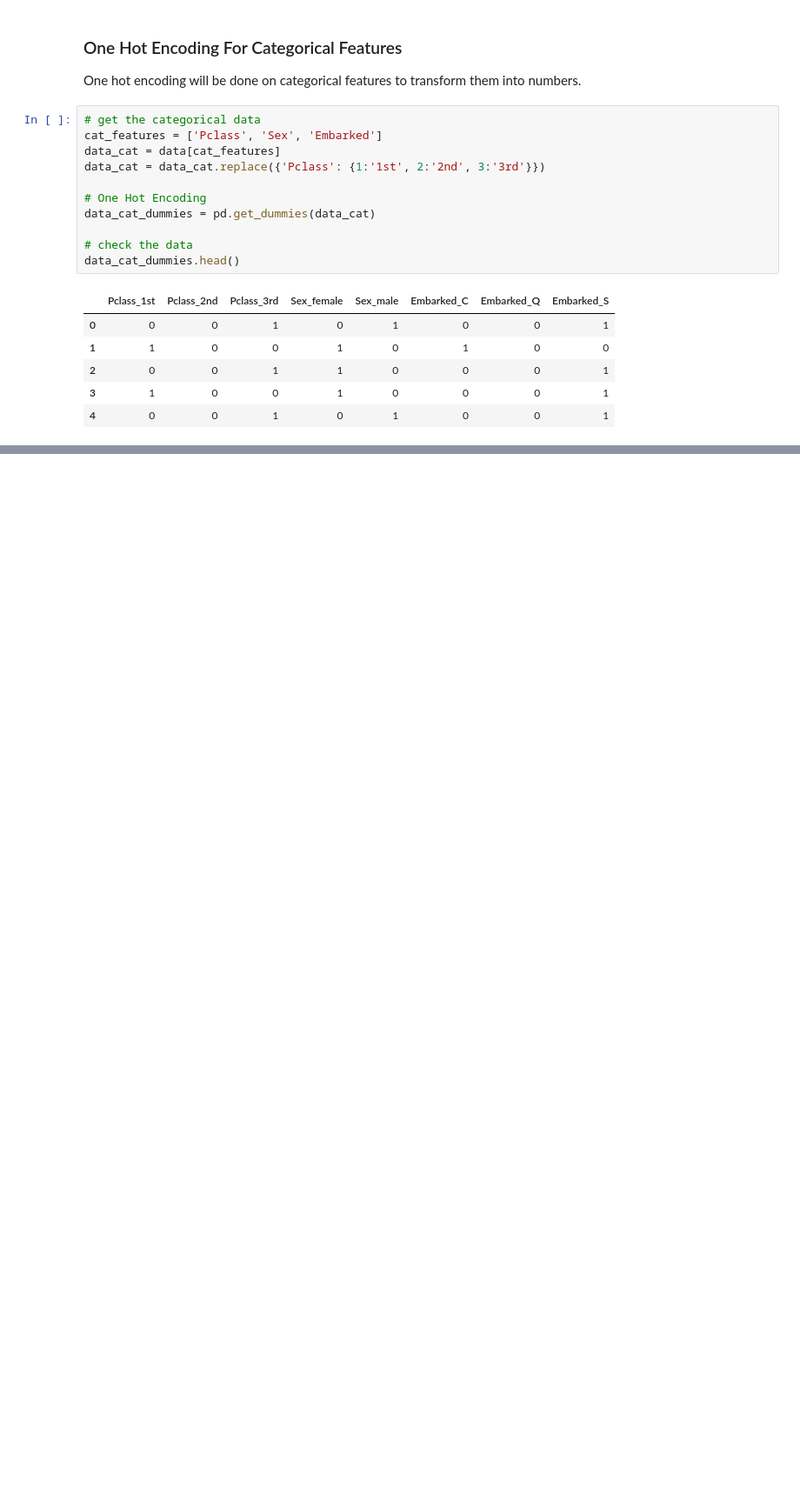
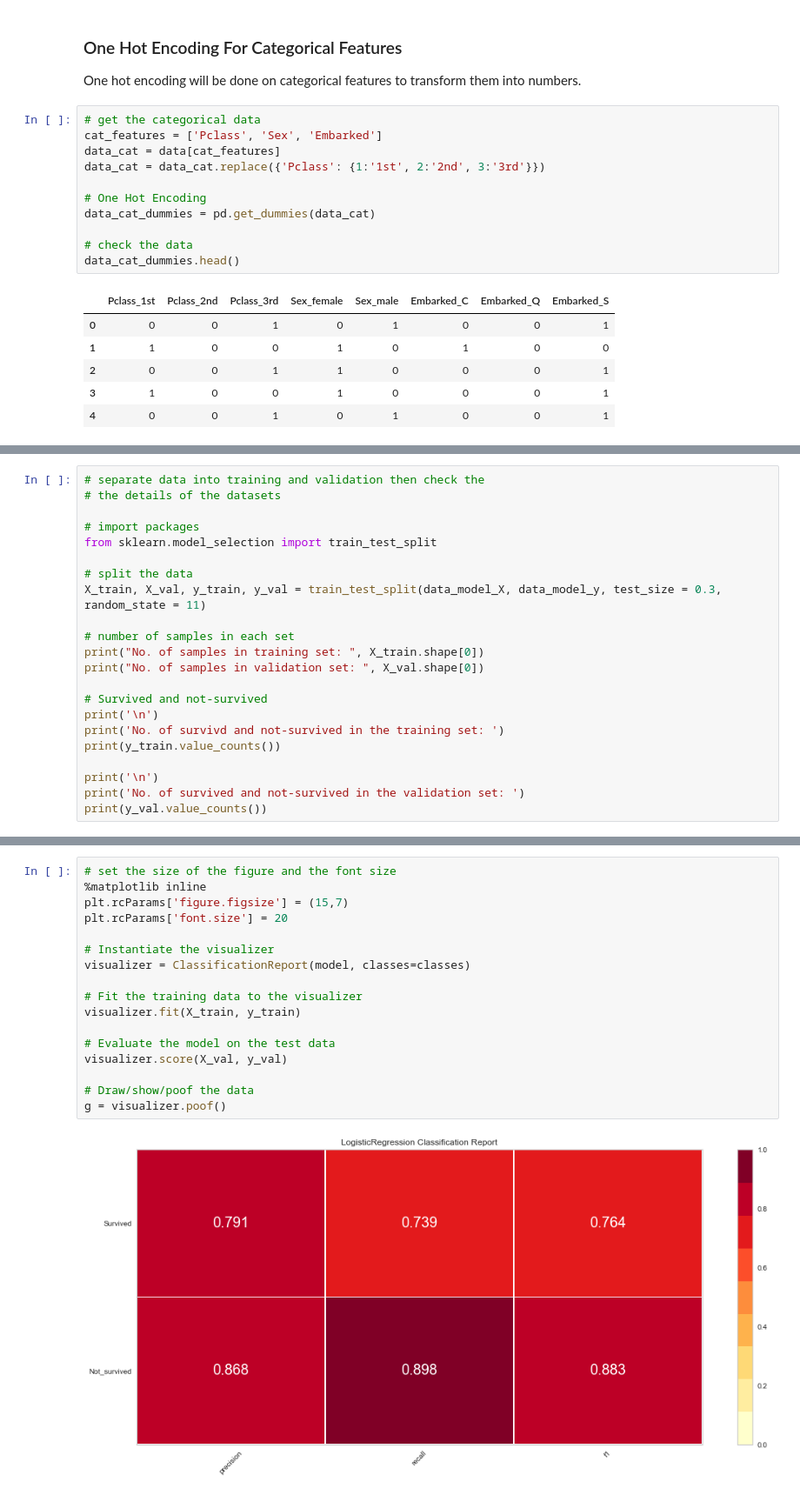
Before and after one commit to kdenny25/Titanic-Survival-Analysis, a Jupyter notebook: Titanic Survivor Analysis.ipynb, the cells around one changed output, grey strips where cells are left out. Shown at 87% size. Saved outputs shown, nothing was run; the diff lists cells and outputs as text; blank space fills up the shorter version.

```diff
--- a/Titanic Survivor Analysis.ipynb
+++ b/Titanic Survivor Analysis.ipynb
@@ -415,0 +431,22 @@ data_cat_dummies.head()
+# %%
+# separate data into training and validation then check the
+# the details of the datasets
+
+# import packages
+from sklearn.model_selection import train_test_split
+
+# split the data
+X_train, X_val, y_train, y_val = train_test_split(data_model_X, data_model_y, test_size = 0.3, random_state = 11)
+
+# number of samples in each set
+print("No. of samples in training set: ", X_train.shape[0])
+print("No. of samples in validation set: ", X_val.shape[0])
+
+# Survived and not-survived
+print('\n')
+print('No. of survivd and not-survived in the training set: ')
+print(y_train.value_counts())
+
+print('\n')
+print('No. of survived and not-survived in the validation set: ')
+print(y_val.value_counts())
@@ -415,0 +516,19 @@ data_cat_dummies.head()
+# %%
+# set the size of the figure and the font size
+%matplotlib inline
+plt.rcParams['figure.figsize'] = (15,7)
+plt.rcParams['font.size'] = 20
+
+# Instantiate the visualizer
+visualizer = ClassificationReport(model, classes=classes)
+
+# Fit the training data to the visualizer
+visualizer.fit(X_train, y_train)
+
+# Evaluate the model on the test data
+visualizer.score(X_val, y_val)
+
+# Draw/show/poof the data
+g = visualizer.poof()
+# %% [output]
+[figure, added]
```
Also changed, not shown: parts of 12 cells of this notebook.
